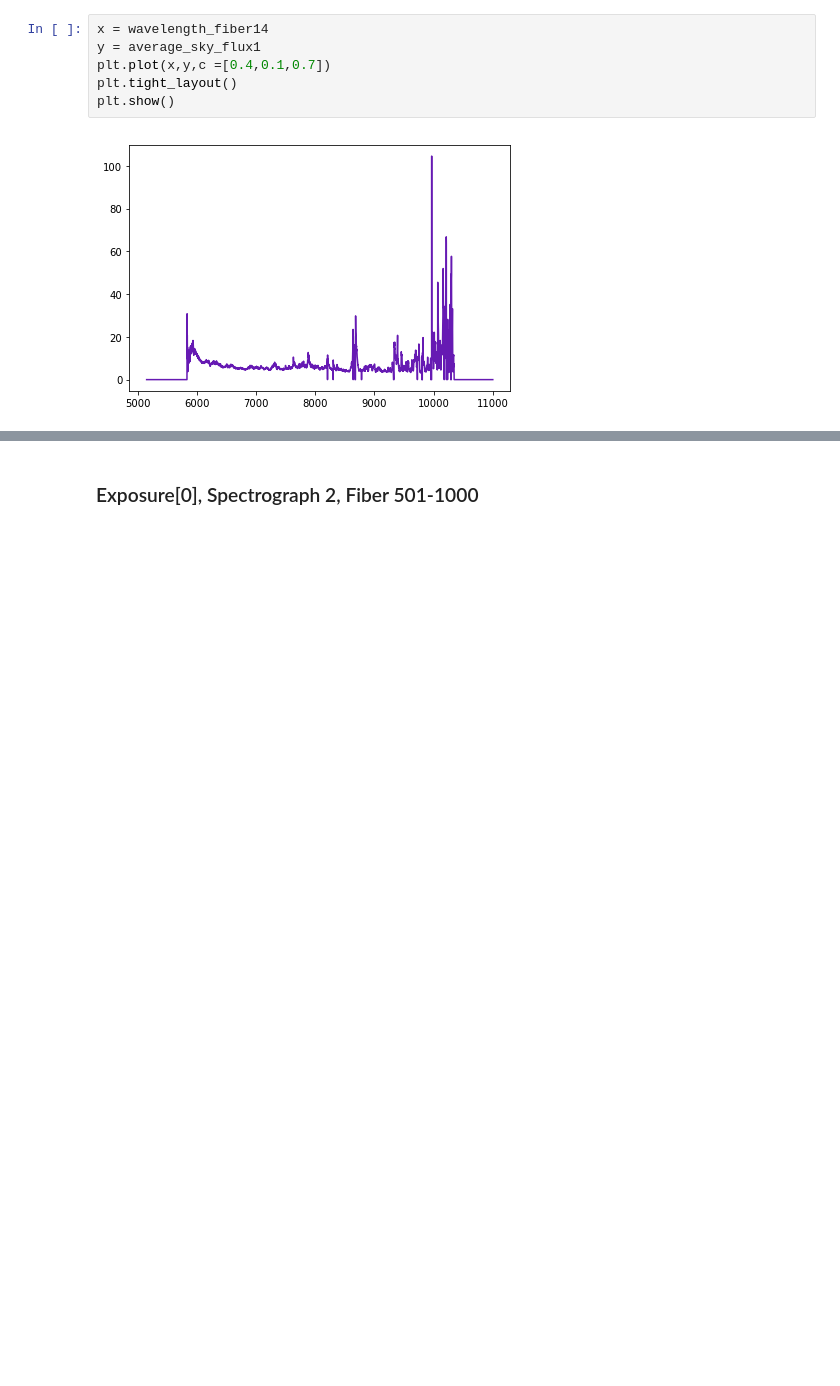
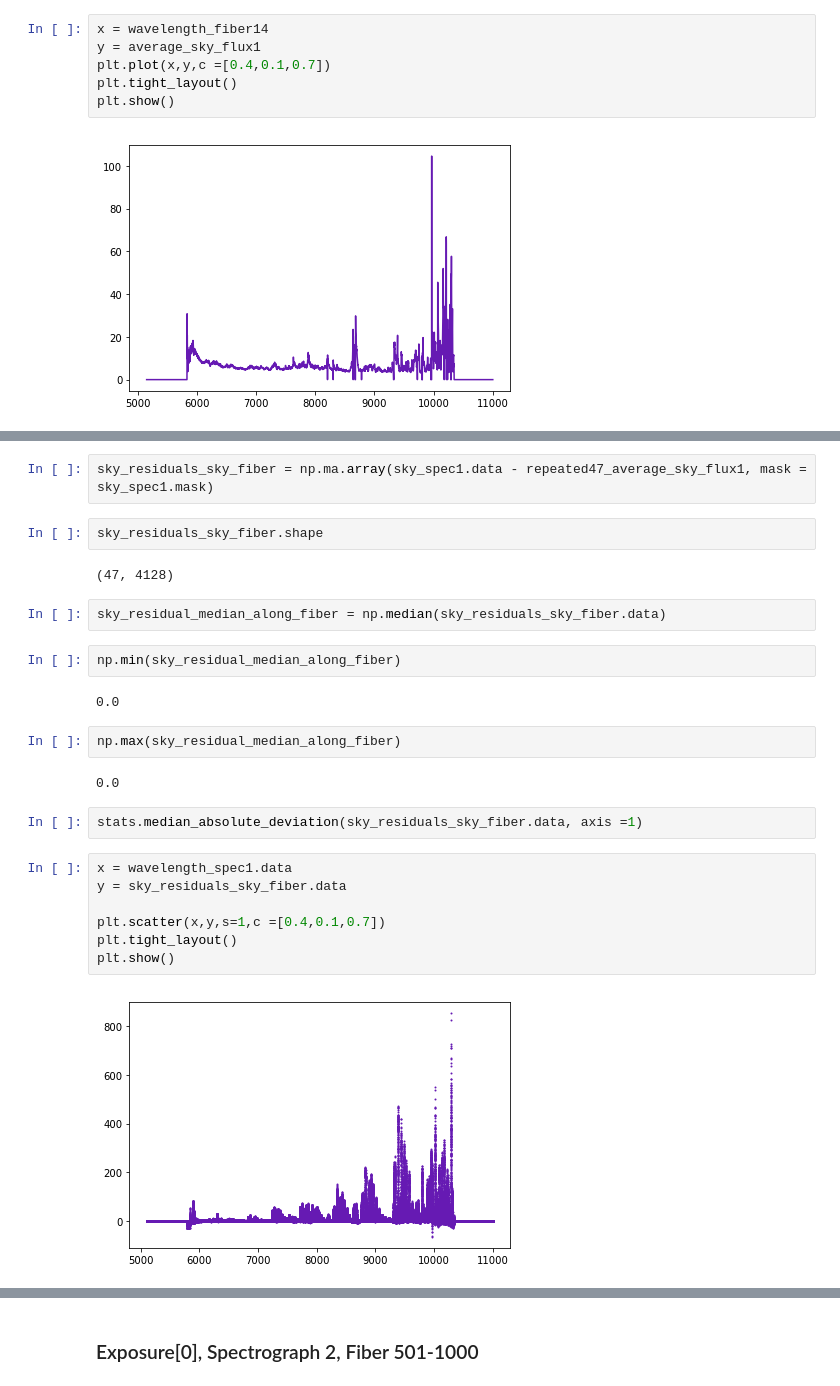
Before and after one commit to Kunjias/Sky_Subtraction, a Jupyter notebook: Plate_4042.ipynb, the cells around one changed output, grey strips where cells are left out. Drawn from its saved outputs; the diff is of its cells as text; blank space fills up the shorter version.

```diff
--- a/Plate_4042.ipynb
+++ b/Plate_4042.ipynb
@@ -548,0 +698,27 @@ plt.show()
+# %%
+sky_residuals_sky_fiber = np.ma.array(sky_spec1.data - repeated47_average_sky_flux1, mask = sky_spec1.mask)
+# %%
+sky_residuals_sky_fiber.shape
+# %% [output]
+(47, 4128)
+# %%
+sky_residual_median_along_fiber = np.median(sky_residuals_sky_fiber.data)
+# %%
+np.min(sky_residual_median_along_fiber)
+# %% [output]
+0.0
+# %%
+np.max(sky_residual_median_along_fiber)
+# %% [output]
+0.0
+# %%
+stats.median_absolute_deviation(sky_residuals_sky_fiber.data, axis =1)
+# %%
+x = wavelength_spec1.data
+y = sky_residuals_sky_fiber.data
+
+plt.scatter(x,y,s=1,c =[0.4,0.1,0.7])
+plt.tight_layout()
+plt.show()
+# %% [output]
+[figure, added]
```
Also changed, not shown: parts of 121 cells of this notebook.
